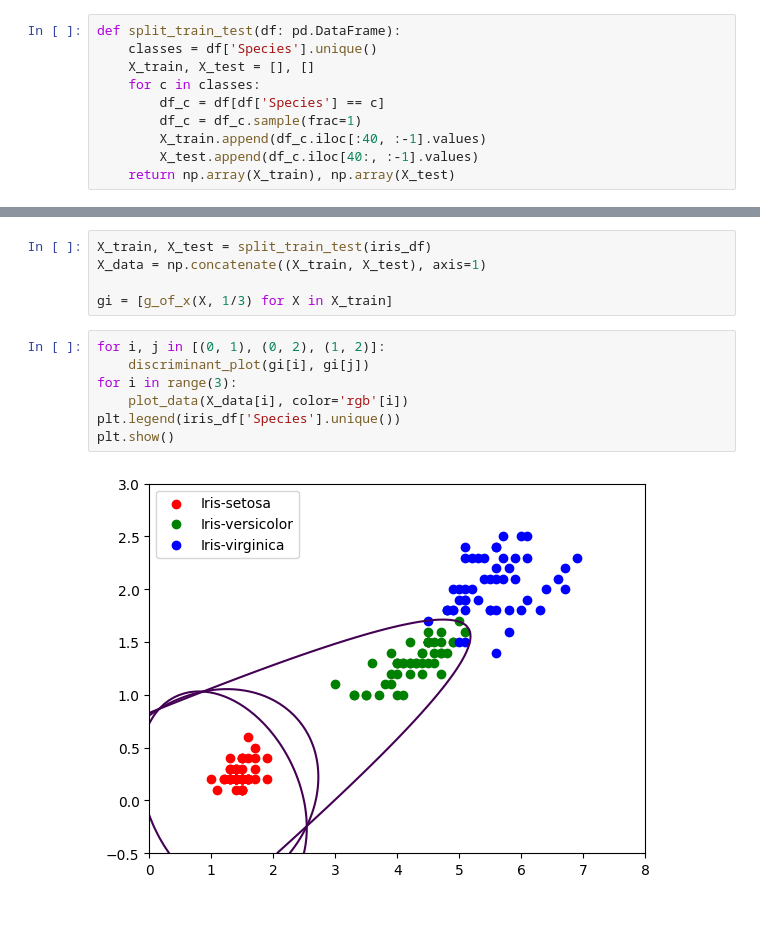
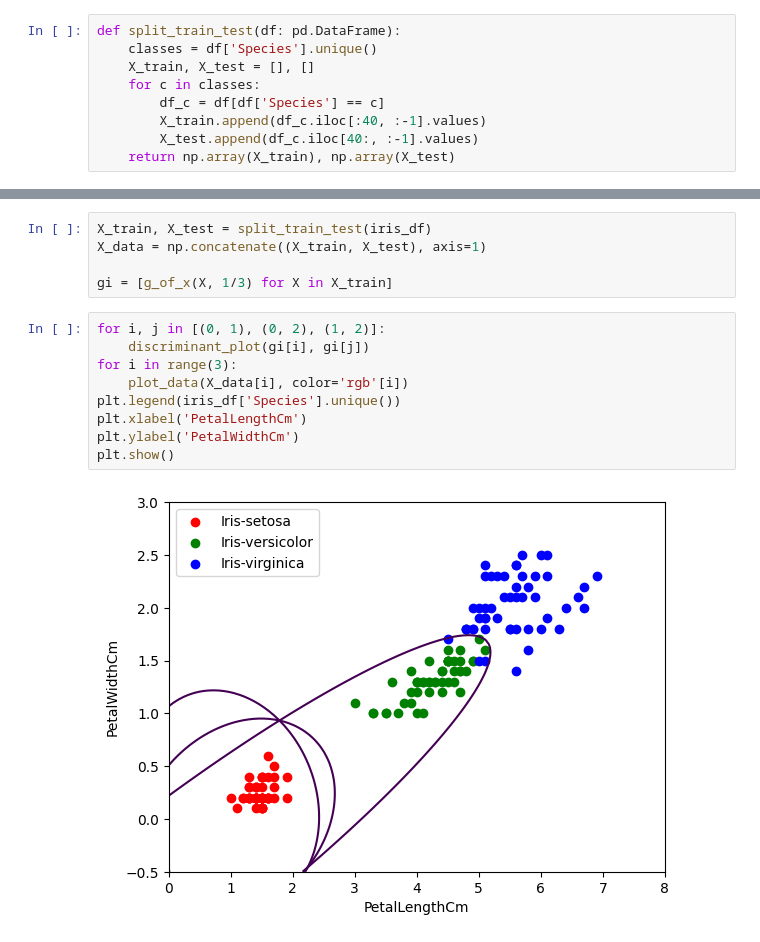
Before and after one commit to abhishekmj303/PR-ML-Lab, a Jupyter notebook: 07-Lab/q4.ipynb, the cells around one changed output, grey strips where cells are left out. Cells and saved outputs as stored; diff of their text form; blank space fills up the shorter version.

```diff
--- a/07-Lab/q4.ipynb
+++ b/07-Lab/q4.ipynb
@@ -23,7 +23,6 @@ def split_train_test(df: pd.DataFrame):
     X_train, X_test = [], []
     for c in classes:
         df_c = df[df['Species'] == c]
-        df_c = df_c.sample(frac=1)
         X_train.append(df_c.iloc[:40, :-1].values)
         X_test.append(df_c.iloc[40:, :-1].values)
     return np.array(X_train), np.array(X_test)
@@ -66,9 +65,11 @@ gi = [g_of_x(X, 1/3) for X in X_train]
 # %%
 for i, j in [(0, 1), (0, 2), (1, 2)]:
     discriminant_plot(gi[i], gi[j])
 for i in range(3):
     plot_data(X_data[i], color='rgb'[i])
 plt.legend(iris_df['Species'].unique())
+plt.xlabel('PetalLengthCm')
+plt.ylabel('PetalWidthCm')
 plt.show()
 # %% [output]
-[figure, old version]
+[figure, new version]
```
